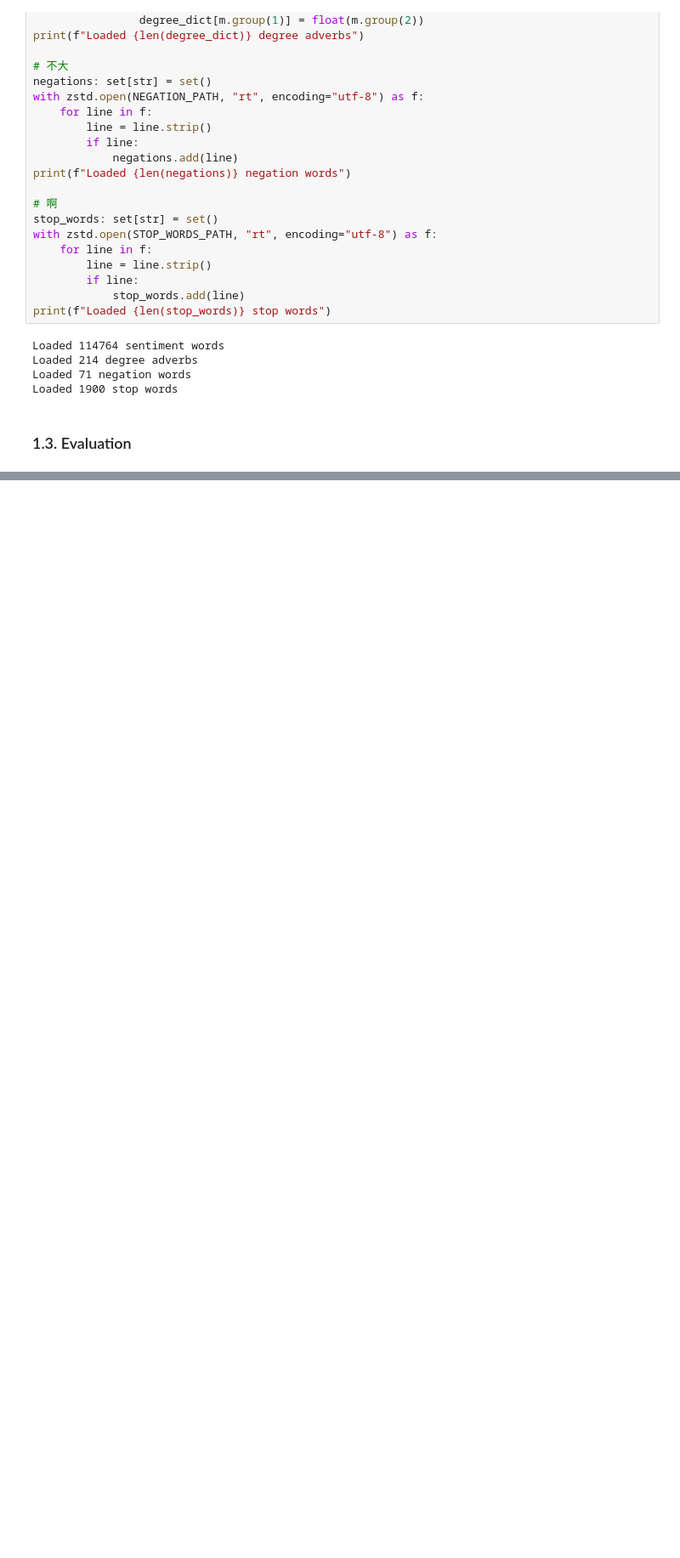
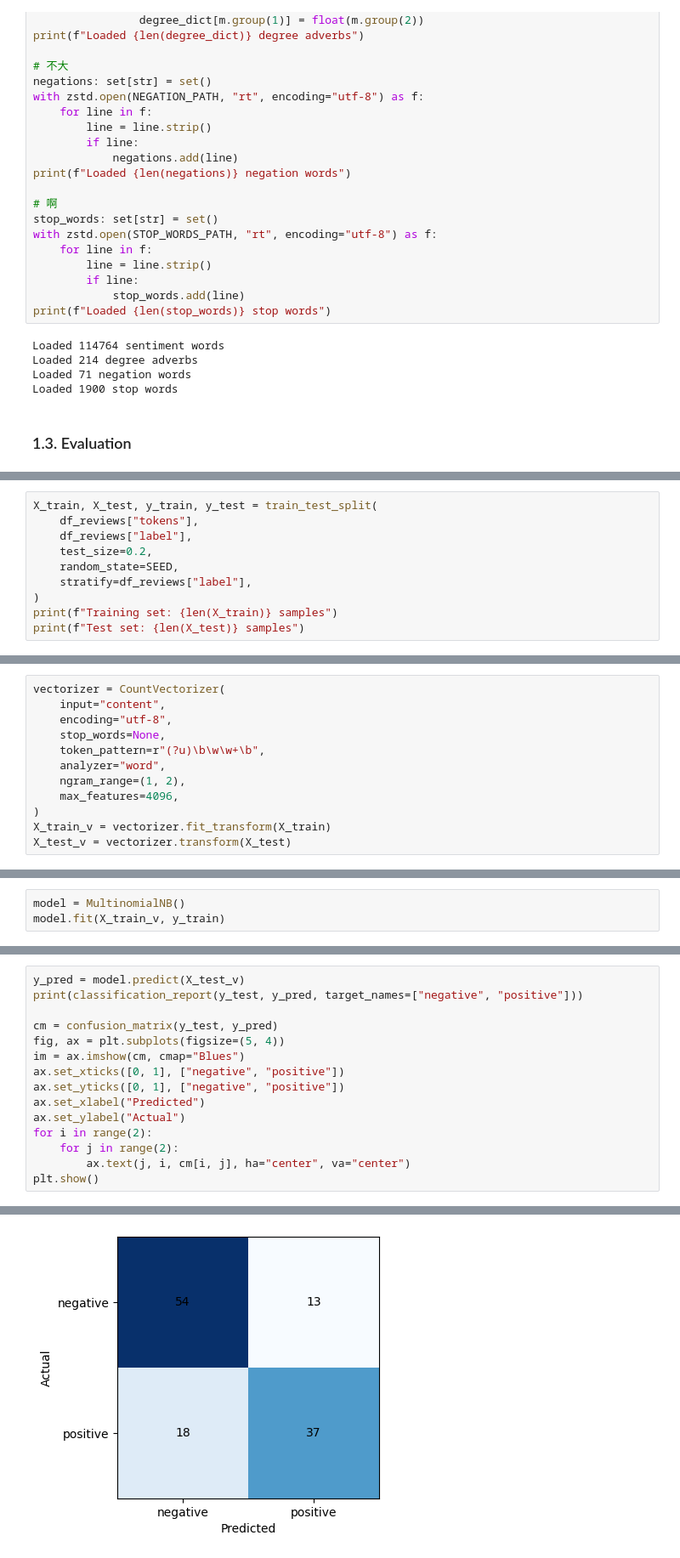
Before and after one commit to CSharperMantle/hdu2026_nlp, a Jupyter notebook: exp_5/exp_5.ipynb, the cells around one changed output, grey strips where cells are left out. Shown at 85% size. Drawn from its saved outputs; the diff is of its cells as text; blank space fills up the shorter version.

```diff
--- a/exp_5/exp_5.ipynb
+++ b/exp_5/exp_5.ipynb
@@ -172,0 +200,10 @@ Prefix dict has been built successfully.
+# %%
+X_train, X_test, y_train, y_test = train_test_split(
+    df_reviews["tokens"],
+    df_reviews["label"],
+    test_size=0.2,
+    random_state=SEED,
+    stratify=df_reviews["label"],
+)
+print(f"Training set: {len(X_train)} samples")
+print(f"Test set: {len(X_test)} samples")
@@ -172,0 +215,12 @@ Prefix dict has been built successfully.
+# %%
+vectorizer = CountVectorizer(
+    input="content",
+    encoding="utf-8",
+    stop_words=None,
+    token_pattern=r"(?u)\b\w\w+\b",
+    analyzer="word",
+    ngram_range=(1, 2),
+    max_features=4096,
+)
+X_train_v = vectorizer.fit_transform(X_train)
+X_test_v = vectorizer.transform(X_test)
@@ -172,0 +229,3 @@ Prefix dict has been built successfully.
+# %%
+model = MultinomialNB()
+model.fit(X_train_v, y_train)
@@ -172,0 +236,16 @@ Prefix dict has been built successfully.
+# %%
+y_pred = model.predict(X_test_v)
+print(classification_report(y_test, y_pred, target_names=["negative", "positive"]))
+
+cm = confusion_matrix(y_test, y_pred)
+fig, ax = plt.subplots(figsize=(5, 4))
+im = ax.imshow(cm, cmap="Blues")
+ax.set_xticks([0, 1], ["negative", "positive"])
+ax.set_yticks([0, 1], ["negative", "positive"])
+ax.set_xlabel("Predicted")
+ax.set_ylabel("Actual")
+for i in range(2):
+    for j in range(2):
+        ax.text(j, i, cm[i, j], ha="center", va="center")
+plt.show()
+# %% [output]
@@ -172,0 +260 @@ Prefix dict has been built successfully.
+[figure, added]
```
Also changed, not shown: parts of 15 cells of this notebook.
